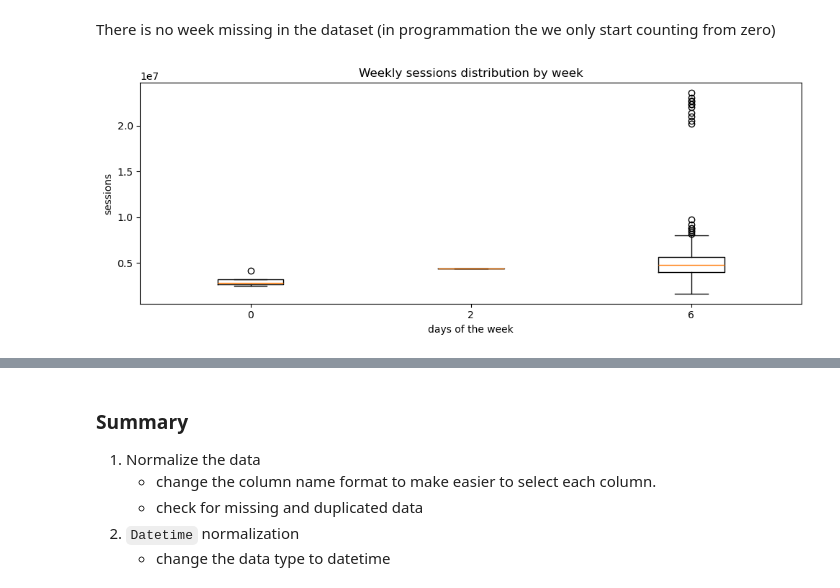
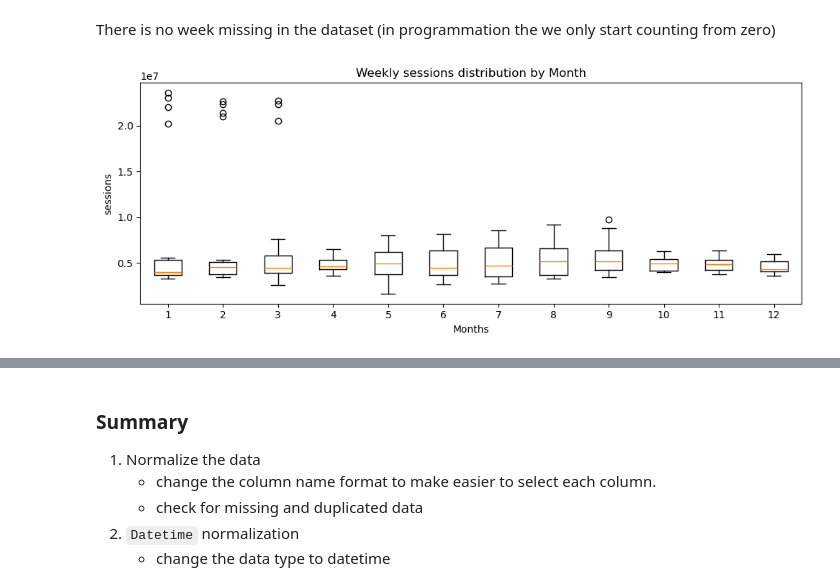
Before and after one commit to ibranova/Mod5-Project-LinkNYC-Engagement-Analysis, a Jupyter notebook: notebooks/01_eda_and_kpis.ipynb, the cells around one changed output, grey strips where cells are left out. Saved outputs shown, nothing was run; the diff lists cells and outputs as text; code cells hidden in the pictures.

Commit message:
last update in weekly usage dataset

```diff
--- a/notebooks/01_eda_and_kpis.ipynb
+++ b/notebooks/01_eda_and_kpis.ipynb
@@ -6,7 +6,7 @@ import numpy as np
 import matplotlib as plt
 import datetime as date
 # %%
-df_weekly = pd.read_csv('/Users/Marcy_Student/Desktop/Marcy_Projects/Mod5-Project-LinkNYC-Engagement-Analysis/data/LinkNYC_Weekly_Usage__Updated__20251008.csv')
+df_weekly = pd.read_csv('/Users/Marcy_Student/Desktop/Marcy_Projects/Mod5-Project-LinkNYC-Engagement-Analysis/data/raw/LinkNYC_Weekly_Usage__Updated__20251008.csv')
 # %%
 df_weekly.head()
 # %% [output]
@@ -232,16 +232,15 @@ Week range: 2020-01-05 to 2025-09-28, expected 299 weeks, present 300, missing 1
 There is no week missing in the dataset (in programmation the we only start counting from zero)
 # %%
 if not df_weekly.empty:
-    df_weekly['week'] = df_weekly['report_ending_weekly_starting'].dt.weekday
-    monthly = df_weekly.groupby('week').agg(users_median=('number_of_unique_clients','median'), sessions_median=('number_of_sessions','median'), gb_median=('cumulative_bandwidth','median')).reset_index()
-    #display_dataframe_to_user("Monthly medians", monthly)
-    # boxplot of sessions by month
-    weeks = sorted(df_weekly['week'].unique())
-    data_for_box = [df_weekly[df_weekly['week']==m]['number_of_sessions'].dropna() for m in weeks]
+    df_weekly['month'] = df_weekly['report_ending_weekly_starting'].dt.month
+    monthly = df_weekly.groupby('month').agg(users_median=('number_of_unique_clients','median'), sessions_median=('number_of_sessions','median'), gb_median=('cumulative_bandwidth','median')).reset_index()
+    # boxplot of sessions by week
+    weeks = sorted(df_weekly['month'].unique())
+    data_for_box = [df_weekly[df_weekly['month']==m]['number_of_sessions'].dropna() for m in weeks]
     if any(len(x)>0 for x in data_for_box):
         plt.figure(figsize=(10,4))
         plt.boxplot(data_for_box, labels=[str(m) for m in weeks])
-        plt.title("Weekly sessions distribution by week")
-        plt.xlabel("days of the week"); plt.ylabel("sessions"); plt.tight_layout(); plt.show()
+        plt.title("Weekly sessions distribution by Month")
+        plt.xlabel("Months"); plt.ylabel("sessions"); plt.tight_layout(); plt.show()
 # %% [output]
-[figure, old version]
+[figure, new version]
```
Also changed, not shown: parts of 1 cell of this notebook.
